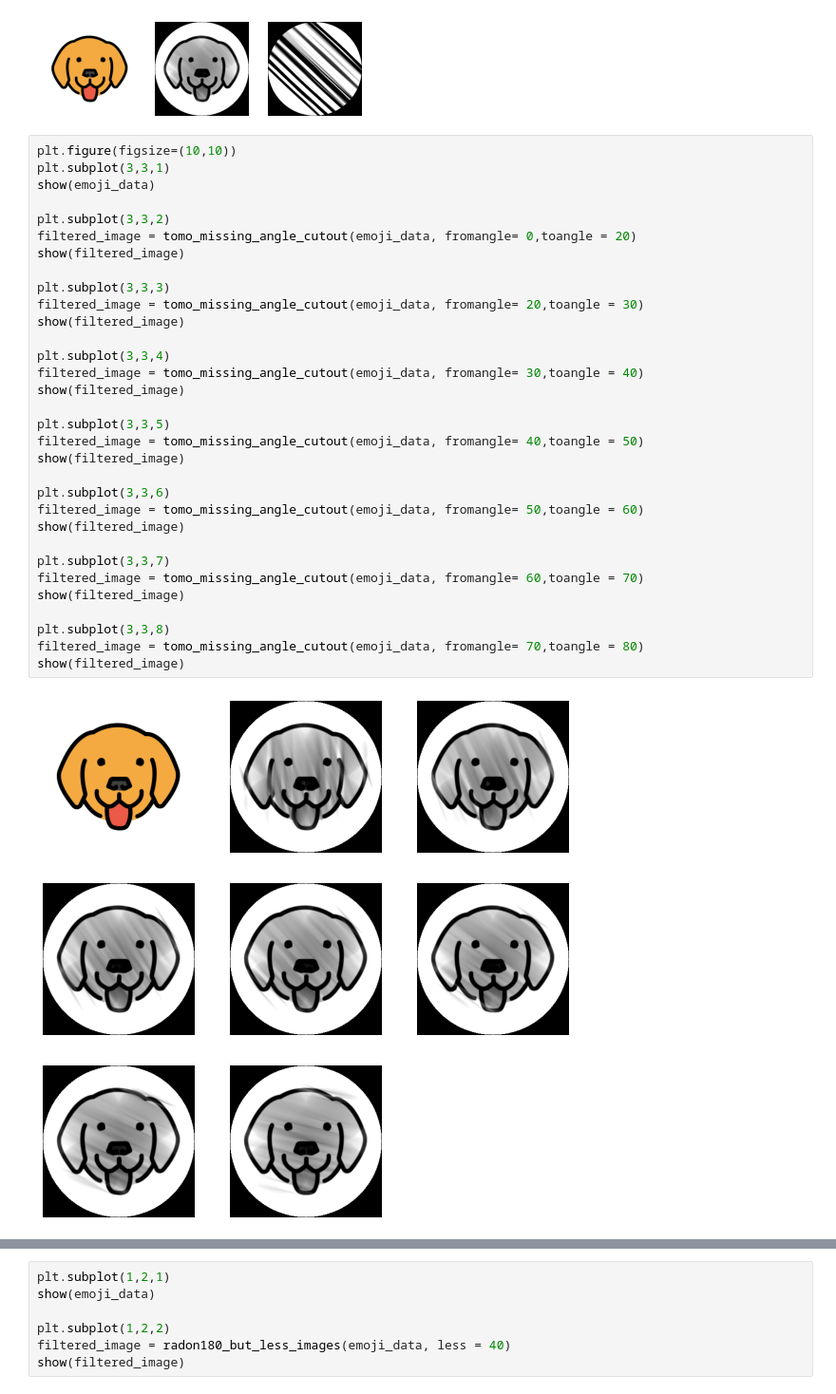
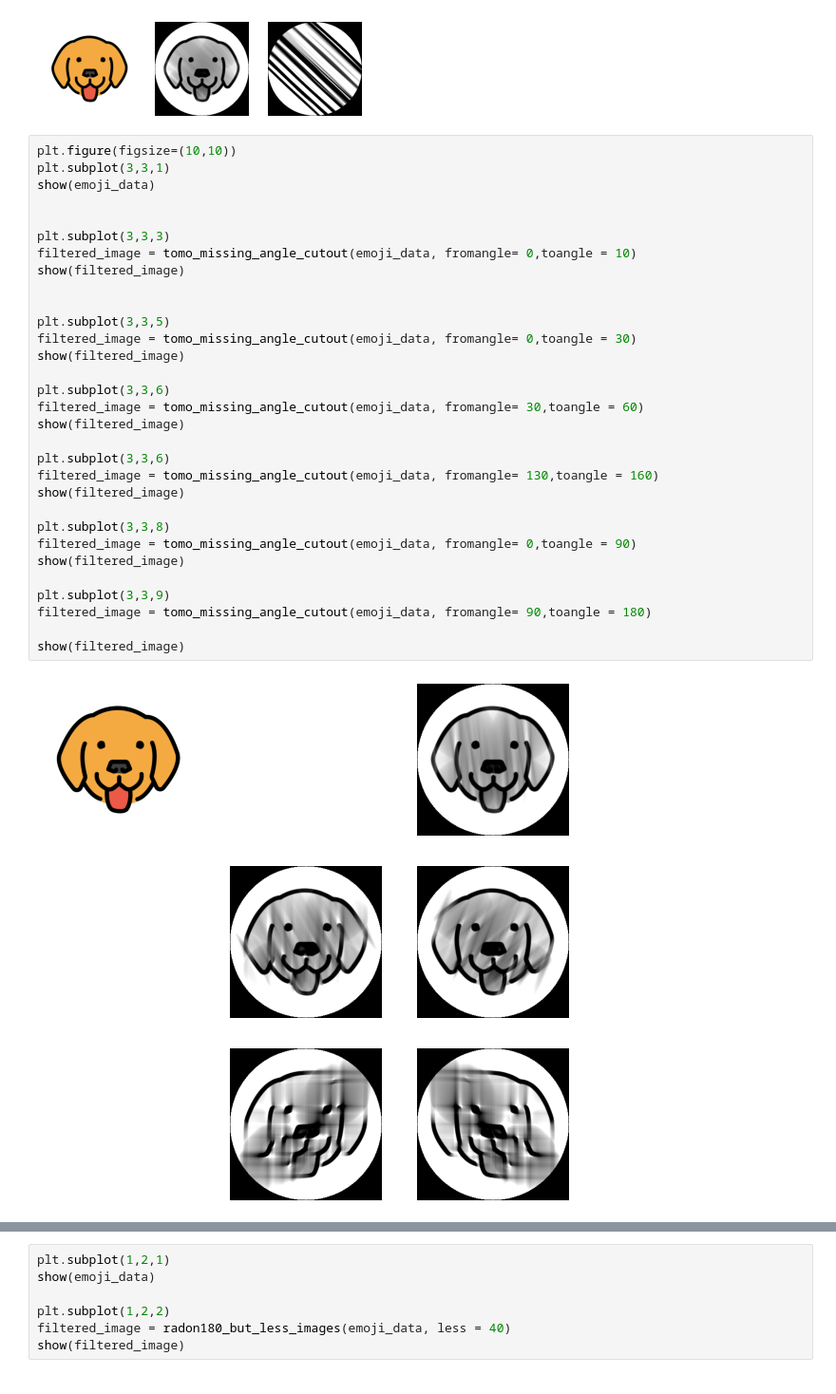
Before and after one commit to kolibril13/pyscript-emoji-skimage, a Jupyter notebook: pr-preview/pr-7/emoji_notebook.ipynb, the cells around one changed output, grey strips where cells are left out. Shown at 95% size. Cells and saved outputs as stored; diff of their text form.

```diff
--- a/pr-preview/pr-7/emoji_notebook.ipynb
+++ b/pr-preview/pr-7/emoji_notebook.ipynb
@@ -118,37 +118,36 @@ show(filtered_image)
 # %%
 plt.figure(figsize=(10,10))
 plt.subplot(3,3,1)
 show(emoji_data)
 
-plt.subplot(3,3,2)
-filtered_image = tomo_missing_angle_cutout(emoji_data, fromangle= 0,toangle = 20)
+
+plt.subplot(3,3,3)
+filtered_image = tomo_missing_angle_cutout(emoji_data, fromangle= 0,toangle = 10)
 show(filtered_image)
 
-plt.subplot(3,3,3)
-filtered_image = tomo_missing_angle_cutout(emoji_data, fromangle= 20,toangle = 30)
-show(filtered_image)
-
-plt.subplot(3,3,4)
-filtered_image = tomo_missing_angle_cutout(emoji_data, fromangle= 30,toangle = 40)
-show(filtered_image)
 
 plt.subplot(3,3,5)
-filtered_image = tomo_missing_angle_cutout(emoji_data, fromangle= 40,toangle = 50)
+filtered_image = tomo_missing_angle_cutout(emoji_data, fromangle= 0,toangle = 30)
 show(filtered_image)
 
 plt.subplot(3,3,6)
-filtered_image = tomo_missing_angle_cutout(emoji_data, fromangle= 50,toangle = 60)
+filtered_image = tomo_missing_angle_cutout(emoji_data, fromangle= 30,toangle = 60)
 show(filtered_image)
 
-plt.subplot(3,3,7)
-filtered_image = tomo_missing_angle_cutout(emoji_data, fromangle= 60,toangle = 70)
+plt.subplot(3,3,6)
+filtered_image = tomo_missing_angle_cutout(emoji_data, fromangle= 130,toangle = 160)
 show(filtered_image)
 
 plt.subplot(3,3,8)
-filtered_image = tomo_missing_angle_cutout(emoji_data, fromangle= 70,toangle = 80)
+filtered_image = tomo_missing_angle_cutout(emoji_data, fromangle= 0,toangle = 90)
 show(filtered_image)
+
+plt.subplot(3,3,9)
+filtered_image = tomo_missing_angle_cutout(emoji_data, fromangle= 90,toangle = 180)
+
+show(filtered_image)
 # %% [output]
-[figure, old version]
+[figure, new version]
 # %%
 plt.subplot(1,2,1)
 show(emoji_data)
```
Also changed, not shown: parts of 2 cells of this notebook, 2 other files.
